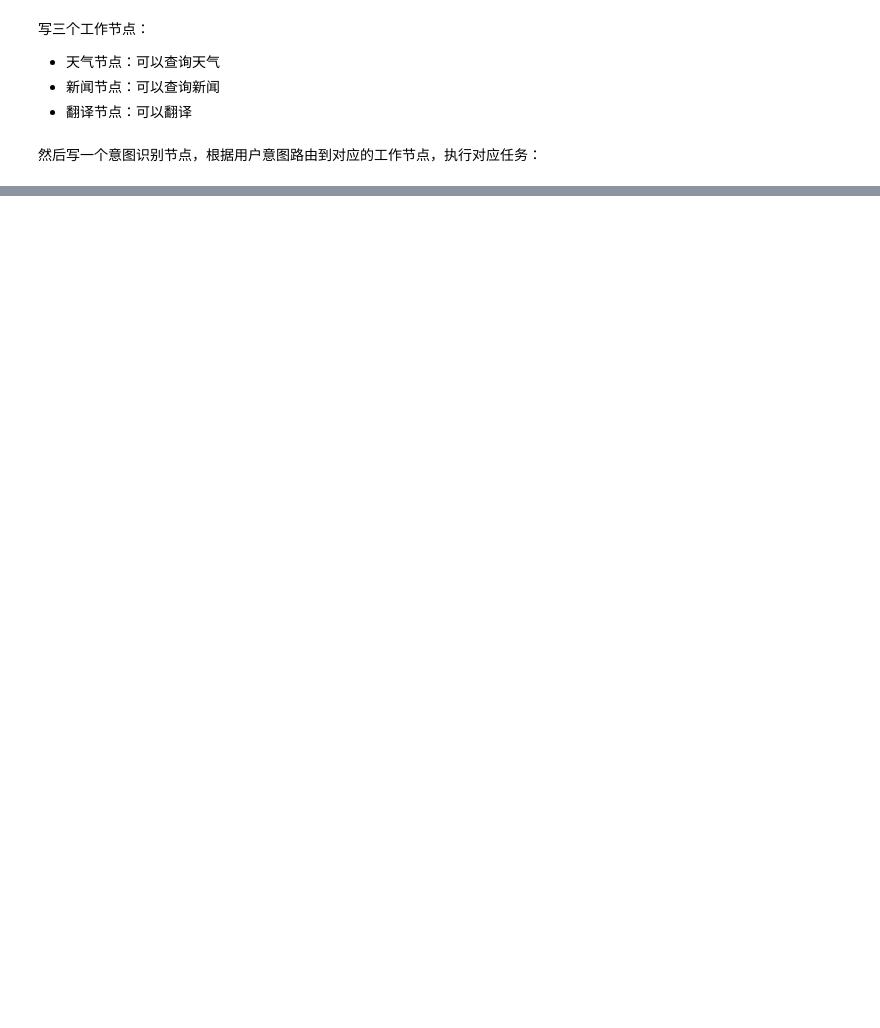
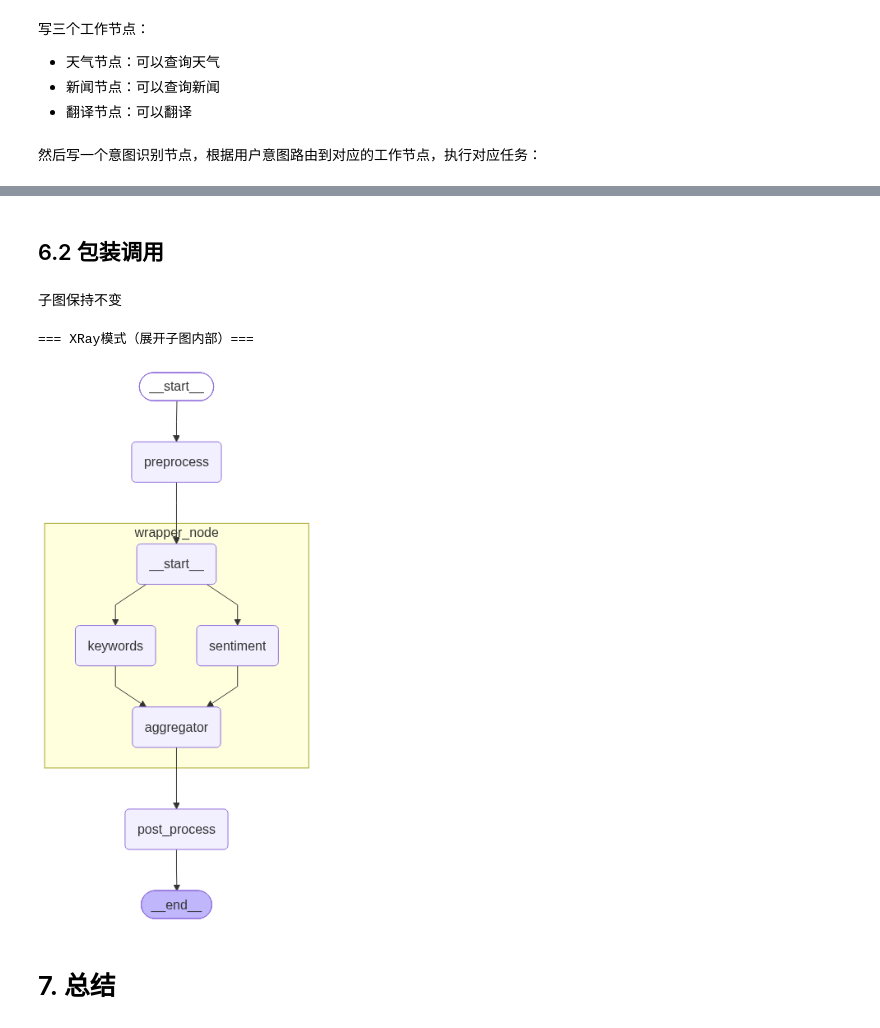
Before and after one commit to doom167169/agent_learning, a Jupyter notebook: LangGraph/_常见WorkFlow.ipynb, the cells around one changed output, grey strips where cells are left out. Cells and saved outputs as stored; diff of their text form; code cells hidden in the pictures; blank space fills up the shorter version.

```diff
--- a/LangGraph/_常见WorkFlow.ipynb
+++ b/LangGraph/_常见WorkFlow.ipynb
@@ -249,0 +691,50 @@ display_graph(routing_graph)
+# %% [markdown]
+## 6.2 包装调用
+# %% [markdown]
+子图保持不变
+# %%
+
+class ParentStateV2(TypedDict):
+    query: str     # 无法共享，父调用子时直接会传递给子图的input_text
+    answer: str         # 无法共享，子返回result结果时，需手动传给父图
+    preprocessed: str
+    final_output: str
+
+def wrapper_node(state: ParentStateV2):
+    """在包装函数内手动做 State 映射"""
+    # 父→子：手动映射
+    sub_result = analysis_subgraph.invoke({"input_text": state["query"]})
+
+    # 子→父：手动映射
+    return {"answer": f"包装调用结果: {sub_result['result']}"}
+
+def preprocess(state: ParentStateV2):
+    print(f"  [父图-预处理] 收到: {state['query'][:40]}...")
+    return {"preprocessed": state["query"]}
+
+def post_process(state: ParentStateV2):
+    print(f"  [父图-后处理] 子图结果: {state['answer']}")
+    return {"final_output": f"✅ 处理完成: {state['answer']}"}
+
+# 🔑 关键：直接把编译好的子图传给 add_node
+parent_graph_v2 = (
+    StateGraph(ParentStateV2)
+    .add_node("preprocess", preprocess)
+    #.add_node("analysis_subgraph", analysis_subgraph)
+    .add_node("wrapper_node", wrapper_node)
+    .add_node("post_process", post_process)
+    .add_edge(START, "preprocess")
+    .add_edge("preprocess", "wrapper_node")
+    .add_edge("wrapper_node", "post_process")
+    .add_edge("post_process", END)
+    .compile()
+)
+
+# 用 xray 模式可以看到子图内部结构
+print("\n=== XRay模式（展开子图内部）===")
+display_graph(parent_graph_v2, xray=True)
+# %% [output]
+=== XRay模式（展开子图内部）===
+[figure, added]
+# %% [markdown]
+# 7. 总结
```
Also changed, not shown: parts of 46 cells of this notebook, 1 other file.
